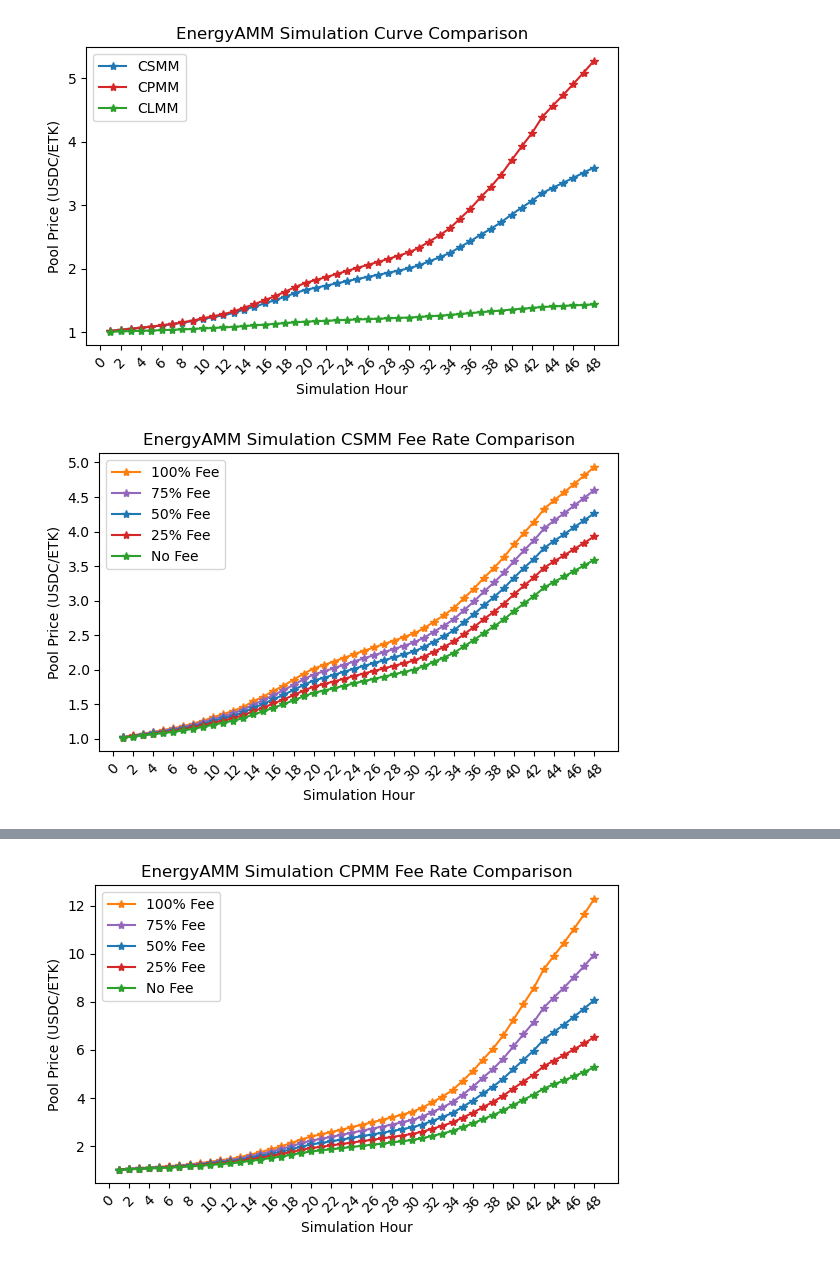
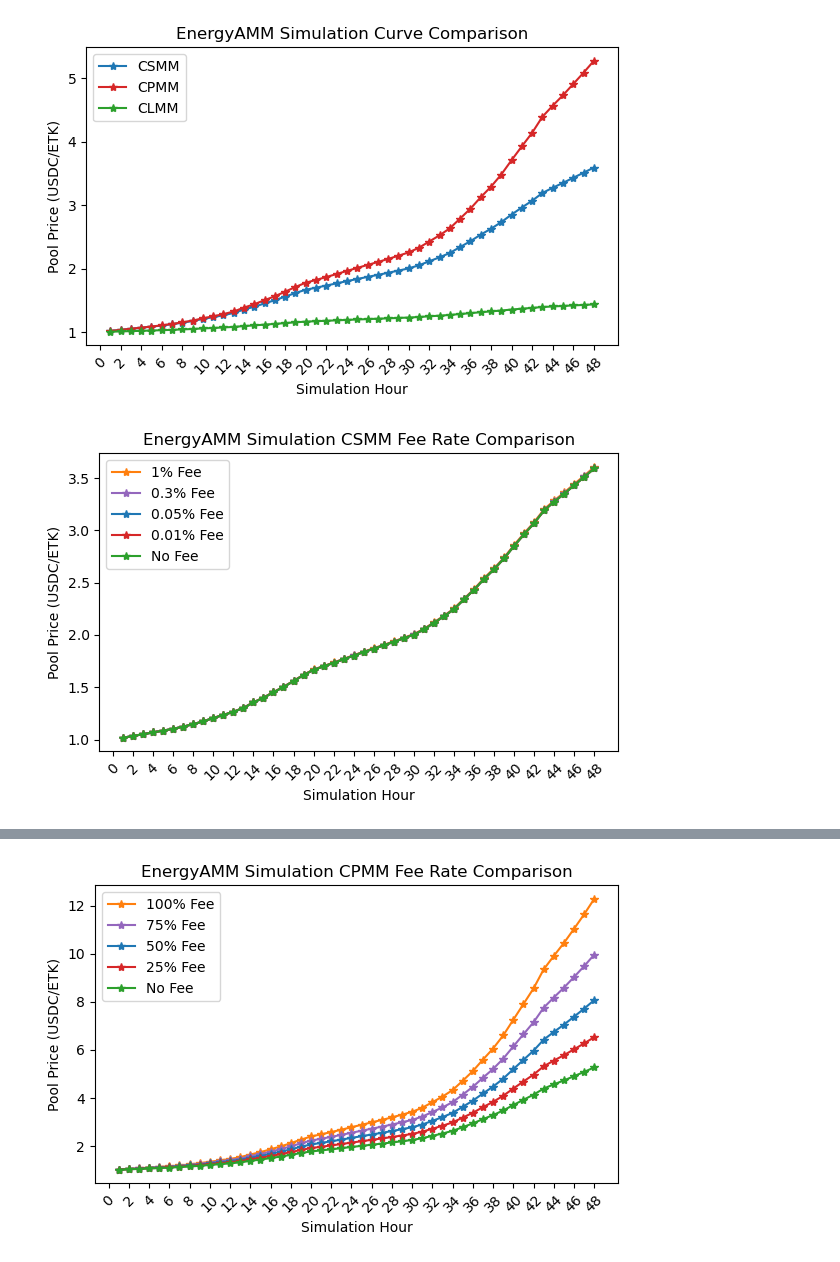
Before and after one commit to MJZ-31/AMM-P2P-ET, a Jupyter notebook: packages/jupyter-lab/simulation_graphs.ipynb, the cells around one changed output, grey strips where cells are left out. Cells and saved outputs as stored; diff of their text form; code cells hidden in the pictures.

Commit message:
Added simulation data for fee rates of 1%, 0.3%, 0.05%, and 0.01% based on Uniswap fee tiers.

```diff
--- a/packages/jupyter-lab/simulation_graphs.ipynb
+++ b/packages/jupyter-lab/simulation_graphs.ipynb
@@ -272,19 +463,19 @@ plt.savefig("plots/simulation_curve_comparison.pdf")
 [figure]
 # %%
 fig1, ax1 = plt.subplots(figsize=(6,4))
-ax1.plot(range(1, 49), hybrid_curve_CSMM_fee_100_poolPrice[:48], label="100% Fee", color="tab:orange", marker="*")
-ax1.plot(range(1, 49), hybrid_curve_CSMM_fee_75_poolPrice[:48], label="75% Fee", color="tab:purple", marker="*")
-ax1.plot(range(1, 49), hybrid_curve_CSMM_fee_50_poolPrice[:48], label="50% Fee", color="tab:blue", marker="*")
-ax1.plot(range(1, 49), hybrid_curve_CSMM_fee_25_poolPrice[:48], label="25% Fee", color="tab:red", marker="*")
+ax1.plot(range(1, 49), hybrid_curve_CSMM_fee_1_poolPrice[:48], label="1% Fee", color="tab:orange", marker="*")
+ax1.plot(range(1, 49), hybrid_curve_CSMM_fee_0_3_poolPrice[:48], label="0.3% Fee", color="tab:purple", marker="*")
+ax1.plot(range(1, 49), hybrid_curve_CSMM_fee_0_05_poolPrice[:48], label="0.05% Fee", color="tab:blue", marker="*")
+ax1.plot(range(1, 49), hybrid_curve_CSMM_fee_0_01_poolPrice[:48], label="0.01% Fee", color="tab:red", marker="*")
 ax1.plot(range(1, 49), hybrid_curve_CSMM_fee_0_poolPrice[:48], label="No Fee", color="tab:green", marker="*")
 ax1.legend()
 ax1.axes.set_ylabel("Pool Price (USDC/ETK)")
 ax1.axes.set_xlabel("Simulation Hour")
 for label in ax1.get_xticklabels():
     label.set_rotation(45)
 plt.xticks(np.arange(0, 49, 2))
 plt.title("EnergyAMM Simulation CSMM Fee Rate Comparison")
 plt.tight_layout()
-plt.savefig("plots/simulation_CSMM_fee_comparison.pdf")
+#plt.savefig("plots/simulation_CSMM_fee_comparison.pdf")
 # %% [output]
-[figure, old version]
+[figure, new version]
```
Also changed, not shown: parts of 3 cells of this notebook, 12 other files.
